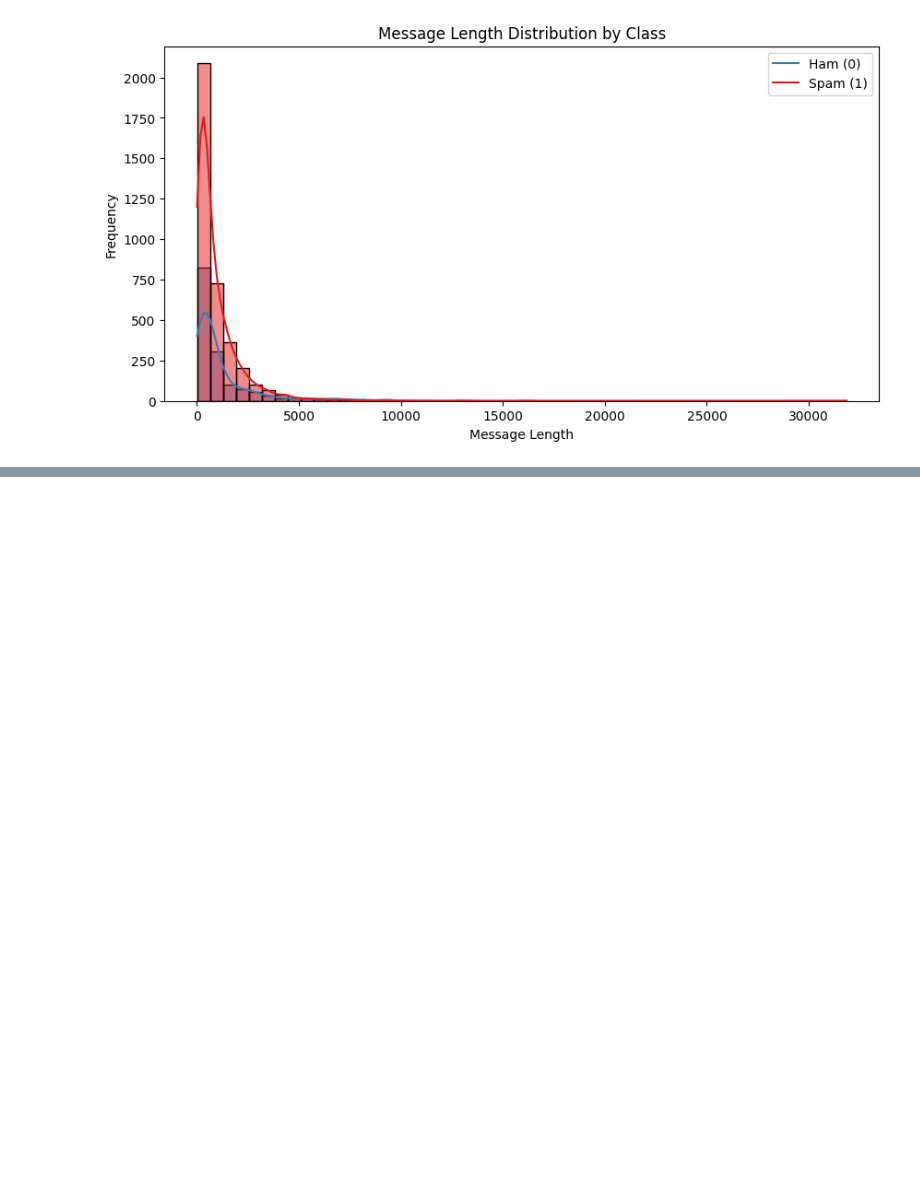
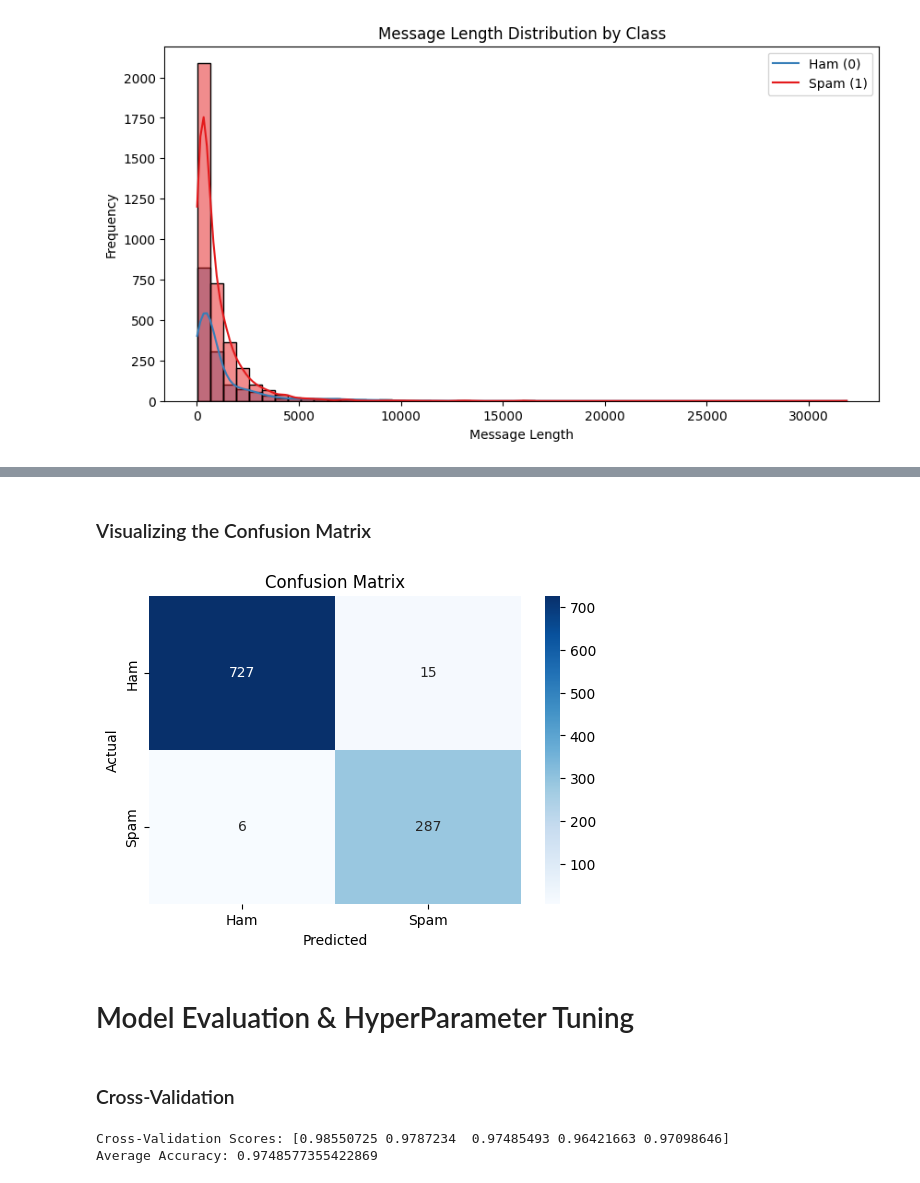
Before and after one commit to BarraHarrison/Spam-Detection, a Jupyter notebook: main.ipynb, the cells around one changed output, grey strips where cells are left out. Drawn from its saved outputs; the diff is of its cells as text; code cells hidden in the pictures; blank space fills up the shorter version.

Commit message:
Session included EDA, Model Comparison and HyperParameter Tuning

```diff
--- a/main.ipynb
+++ b/main.ipynb
@@ -232,0 +264,9 @@ plt.show()
+# %%
+from sklearn.feature_extraction.text import TfidfVectorizer
+
+# Vectorize using TF-IDF
+tfidf = TfidfVectorizer(max_features=5000)  # Limit to 5000 features for performance
+X = tfidf.fit_transform(df['clean_text']).toarray()
+
+# Labels
+y = df['label_num']
@@ -232,0 +275,19 @@ plt.show()
+# %%
+from sklearn.model_selection import train_test_split
+from sklearn.ensemble import RandomForestClassifier
+from sklearn.metrics import accuracy_score, classification_report, confusion_matrix
+
+# Split data
+X_train, X_test, y_train, y_test = train_test_split(X, y, test_size=0.2, random_state=42)
+
+# Train the model
+clf = RandomForestClassifier()
+clf.fit(X_train, y_train)
+
+# Predict
+y_pred = clf.predict(X_test)
+
+# Evaluate
+print("Accuracy:", accuracy_score(y_test, y_pred))
+print("\nClassification Report:\n", classification_report(y_test, y_pred))
+print("\nConfusion Matrix:\n", confusion_matrix(y_test, y_pred))
@@ -232,0 +313,23 @@ plt.show()
+# %% [markdown]
+### Visualizing the Confusion Matrix
+# %%
+import seaborn as sns
+import matplotlib.pyplot as plt
+from sklearn.metrics import confusion_matrix
+
+# Generate the confusion matrix
+cm = confusion_matrix(y_test, y_pred)
+
+# Plot it using seaborn
+plt.figure(figsize=(6, 4))
+sns.heatmap(cm, annot=True, fmt='d', cmap='Blues', xticklabels=['Ham', 'Spam'], yticklabels=['Ham', 'Spam'])
+plt.xlabel('Predicted')
+plt.ylabel('Actual')
+plt.title('Confusion Matrix')
+plt.show()
+# %% [output]
+[figure, added]
+# %% [markdown]
+# Model Evaluation & HyperParameter Tuning
+# %% [markdown]
+### Cross-Validation
@@ -232,0 +338,12 @@ plt.show()
+# %%
+from sklearn.model_selection import cross_val_score
+
+# Use cross-validation on the whole dataset
+cross_val_scores = cross_val_score(clf, X, y, cv=5, scoring='accuracy')
+
+# Print scores and average
+print("Cross-Validation Scores:", cross_val_scores)
+print("Average Accuracy:", cross_val_scores.mean())
+# %% [output]
+Cross-Validation Scores: [0.98550725 0.9787234  0.97485493 0.96421663 0.97098646]
+Average Accuracy: 0.9748577355422869
```
Also changed, not shown: parts of 20 cells of this notebook.
